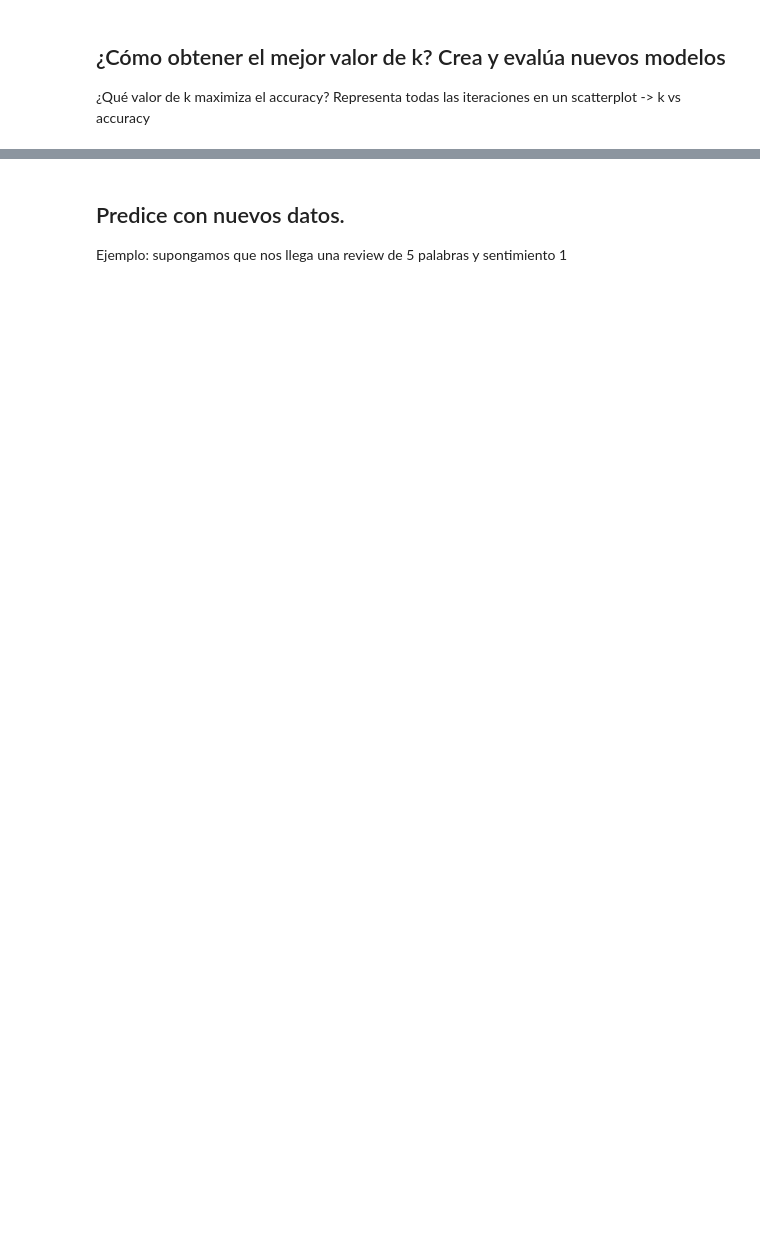
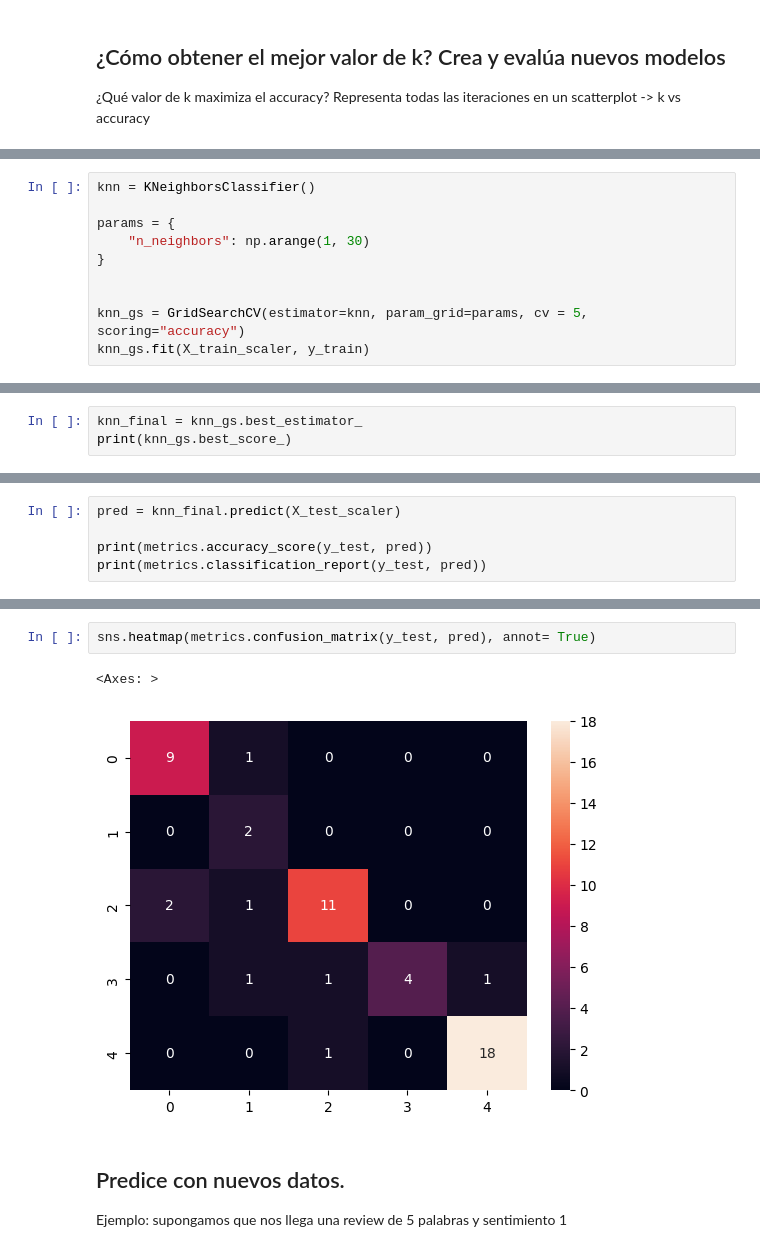
Before and after one commit to diego-dng/0426_DS_VITORIA-GASTEIZ, a Jupyter notebook: 3-Machine_Learning/1-Supervisado/3-RegorClass/7-KNN/ejercicios/Ejercicio_k-NearestNeighbor.ipynb, the cells around one changed output, grey strips where cells are left out. Cells and saved outputs as stored; diff of their text form; blank space fills up the shorter version.

```diff
--- a/3-Machine_Learning/1-Supervisado/3-RegorClass/7-KNN/ejercicios/Ejercicio_k-NearestNeighbor.ipynb
+++ b/3-Machine_Learning/1-Supervisado/3-RegorClass/7-KNN/ejercicios/Ejercicio_k-NearestNeighbor.ipynb
@@ -29,0 +176,10 @@ Entrena con un KNN y evalúa el error en train y en test
+# %%
+knn = KNeighborsClassifier()
+
+params = {
+    "n_neighbors": np.arange(1, 30)
+}
+
+
+knn_gs = GridSearchCV(estimator=knn, param_grid=params, cv = 5, scoring="accuracy")
+knn_gs.fit(X_train_scaler, y_train)
@@ -29,0 +191,3 @@ Entrena con un KNN y evalúa el error en train y en test
+# %%
+knn_final = knn_gs.best_estimator_
+print(knn_gs.best_score_)
@@ -29,0 +196,5 @@ Entrena con un KNN y evalúa el error en train y en test
+# %%
+pred = knn_final.predict(X_test_scaler)
+
+print(metrics.accuracy_score(y_test, pred))
+print(metrics.classification_report(y_test, pred))
@@ -30,3 +214,8 @@ Entrena con un KNN y evalúa el error en train y en test
+# %%
+sns.heatmap(metrics.confusion_matrix(y_test, pred), annot= True)
+# %% [output]
+<Axes: >
+[figure, added]
 # %% [markdown]
 ## Predice con nuevos datos.
 Ejemplo: supongamos que nos llega una review de 5 palabras y sentimiento 1
```
Also changed, not shown: parts of 21 cells of this notebook, 4 other files.
